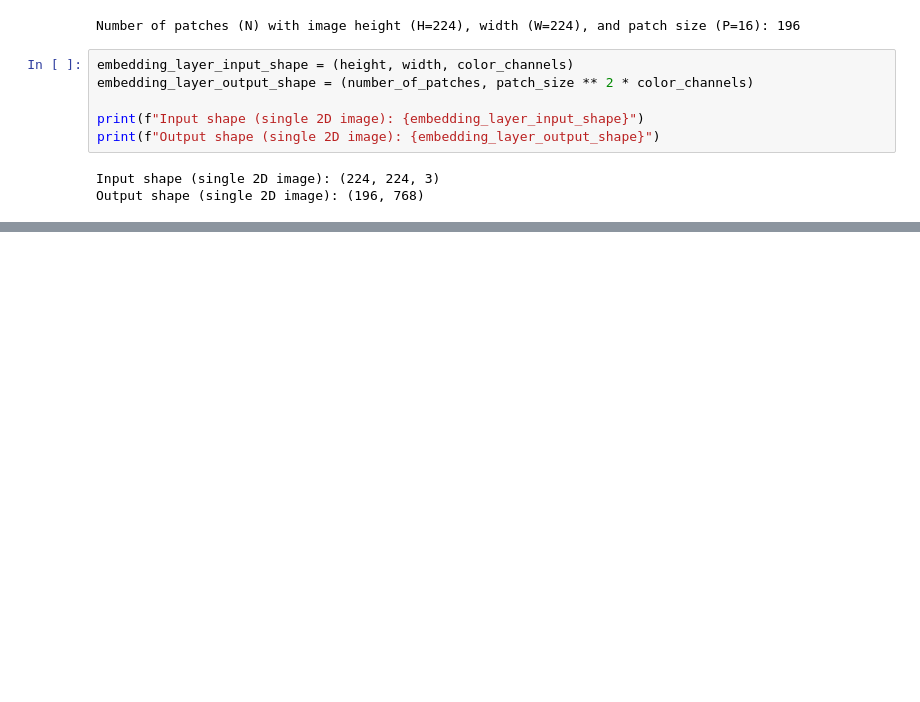
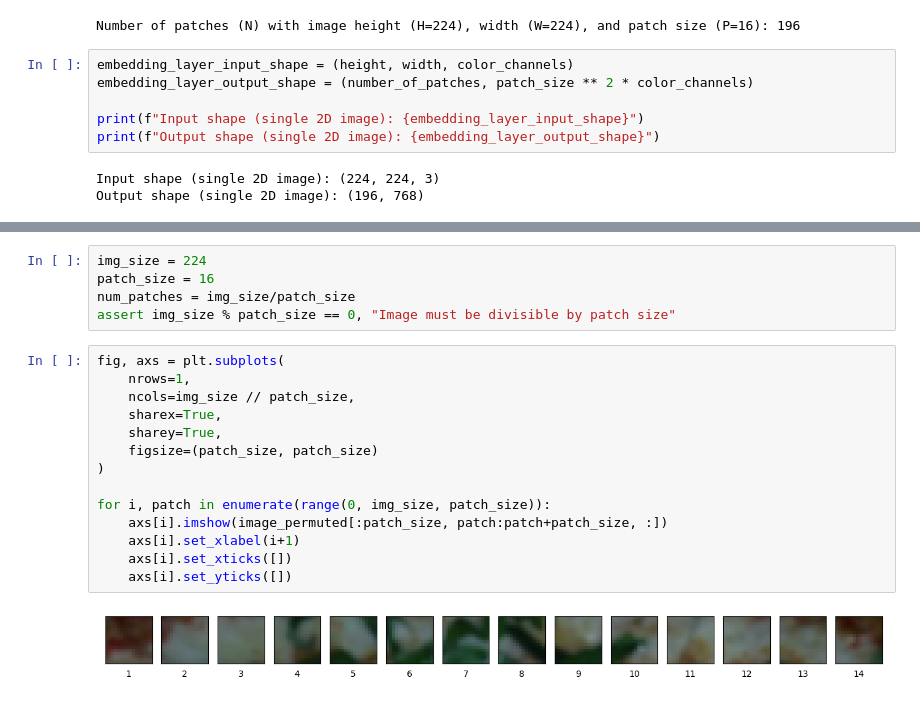
Before and after one commit to LeonardPuettmann/pytorch-deep-learning, a Jupyter notebook: 08_paper_replicating.ipynb, the cells around one changed output, grey strips where cells are left out. Saved outputs shown, nothing was run; the diff lists cells and outputs as text; blank space fills up the shorter version.

```diff
--- a/08_paper_replicating.ipynb
+++ b/08_paper_replicating.ipynb
@@ -101,0 +102,21 @@ plt.imshow(image_permuted[:patch_size, :, :])
+# %%
+img_size = 224
+patch_size = 16
+num_patches = img_size/patch_size
+assert img_size % patch_size == 0, "Image must be divisible by patch size"
+# %%
+fig, axs = plt.subplots(
+    nrows=1,
+    ncols=img_size // patch_size,
+    sharex=True,
+    sharey=True,
+    figsize=(patch_size, patch_size)
+)
+
+for i, patch in enumerate(range(0, img_size, patch_size)):
+    axs[i].imshow(image_permuted[:patch_size, patch:patch+patch_size, :])
+    axs[i].set_xlabel(i+1)
+    axs[i].set_xticks([])
+    axs[i].set_yticks([])
+# %% [output]
+[figure, added]
```
Also changed, not shown: parts of 3 cells of this notebook.
